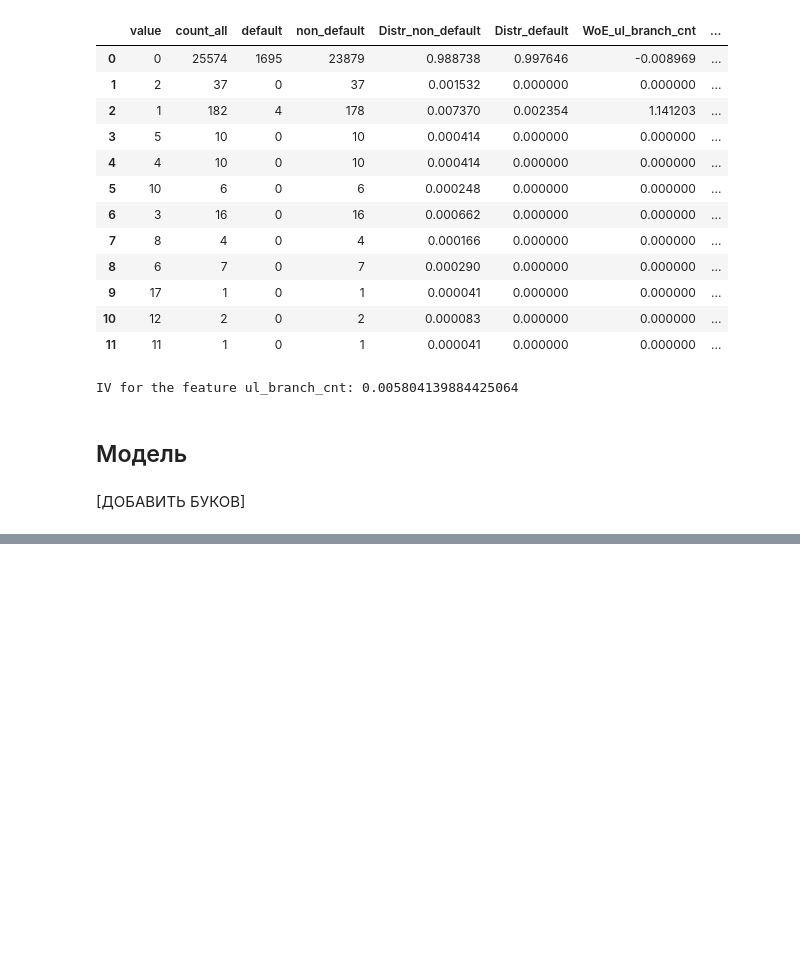
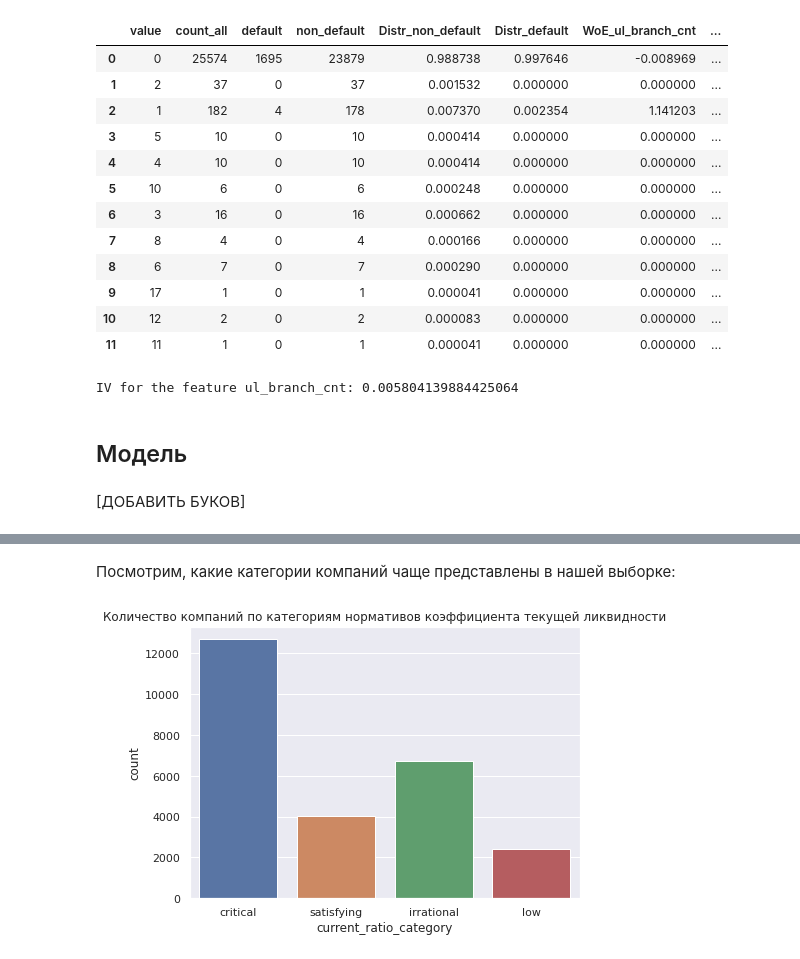
Before and after one commit to Stuksus/Hackaton_SBER, a Jupyter notebook: Final_file_for_hackaton_sber.ipynb, the cells around one changed output, grey strips where cells are left out. Drawn from its saved outputs; the diff is of its cells as text; code cells hidden in the pictures; blank space fills up the shorter version.

Commit message:
+ описание признаков, инсайты, бизнес-метрика

```diff
--- a/Final_file_for_hackaton_sber.ipynb
+++ b/Final_file_for_hackaton_sber.ipynb
@@ -962,30 +1117,36 @@ df_fin_train = pd.concat([df_fin_train,df_no_fin_train])
 # %%
 def make_features(df):
     frame = df.copy()
+
+    # общие обязательства
     total_liabilities = (frame['ab_long_term_liabilities'] +
                            frame['ab_other_borrowings'] +
                            frame['ab_short_term_borrowing']+
                            frame['ab_accounts_payable'] + frame['ab_borrowed_capital'])
+
+    # общие активы
     total_assets = (frame['ab_own_capital']
-                    + frame['ab_cash_and_securities']
+                    +frame['ab_cash_and_securities']
                     +frame['ab_accounts_receivable']
-                    + frame['ab_inventory']
+                    +frame['ab_inventory']
                     +frame['ab_immobilized_assets']
                     +frame['ab_mobile_current_assets']
                     +frame['ab_other_current_assets'])
+
+    # текущие активы
     current_assets = (frame['ab_mobile_current_assets']
                       +frame['ab_other_current_assets']
-                      + frame['ab_inventory']
-                      + frame['ab_other_current_assets']
+                      +frame['ab_inventory']
                       +frame['ab_accounts_receivable'])
+
+    # текущие обязательства
     current_liabilities = (frame['ab_accounts_payable']
                            +frame['ab_short_term_borrowing']
                            +frame['ab_other_borrowings'])
 
-    # Доля дохода, которая учитывает пост-оплату
+    # синтетические признаки
     frame['frac_post_pay'] = frame['ar_revenue']/frame['ab_accounts_receivable']
     frame['OPEX'] = frame['ar_total_expenses'] - frame['ar_selling_expenses'] - frame["ar_management_expenses"]
-    # ДОля операционных расходов
     frame['OER'] = frame['OPEX']/frame['ar_revenue']
     frame['frac_comer_exp'] = frame['ar_selling_expenses' ]/ frame['ar_total_expenses']
     frame['Net_margin'] = frame['ar_net_profit']/frame['ar_revenue']
@@ -994,10 +1155,7 @@ def make_features(df):
     frame['ROE'] = frame['ar_net_profit']/frame['ab_own_capital']
     frame['ROA'] = frame['ar_net_profit']/total_assets
     frame['Debt/EBIT'] = total_liabilities/frame['ar_profit_before_tax']
-
     frame['Debt_ratio_betters'] = total_liabilities/total_assets
-
-
     frame['tax_ratio'] = frame['ar_taxes']/frame['ar_profit_before_tax']
     frame['time_gap'] = frame['ab_accounts_payable']/(frame['ab_cash_and_securities']+frame['ab_accounts_receivable'])
     frame['borrowing_balance'] = frame['ab_accounts_receivable']/frame['ab_accounts_payable']
@@ -1006,6 +1164,7 @@ def make_features(df):
     frame['cash_ratio'] = frame['ab_cash_and_securities']/frame['ab_short_term_borrowing']
     frame['fast_pay'] = (frame['ab_cash_and_securities']+frame['ab_accounts_receivable'])/total_assets
     frame['tumover_ratio'] = frame['ar_revenue']/total_assets
+
     return frame
 # %% [markdown]
 Создаем признаки только для выборок с финансовой отчетностью:
@@ -1077,6 +1236,9 @@ df_fin_test_feature_complex_fillna = df_fin_test_feature_complex_fillna.replace(
 # %%
 df_fin_train_feature_complex_fillna = df_fin_train_feature_complex_fillna.drop(corr_columns_to_del_fin,axis =1)
 df_fin_test_feature_complex_fillna = df_fin_test_feature_complex_fillna.drop(corr_columns_to_del_fin,axis =1)
+# %%
+# для будущего поиска бизнес-инсайтов сделаем копию данного датафрейма
+df_graphs_fin_train = df_fin_train_feature_complex_fillna.copy()
 # %% [markdown]
 ## Отбор признаков
 # %% [markdown]
@@ -1273,0 +1557,15 @@ sum(preds_fin)
+# %%
+df_gr_cr = df_graphs_fin_train.copy()
+df_gr_cr['current_ratio_category'] = 'critical'
+df_gr_cr.loc[(df_gr_cr['current_ratio'] > 1.5) & (df_gr_cr['current_ratio'] <= 2), 'current_ratio_category'] = 'low'
+df_gr_cr.loc[(df_gr_cr['current_ratio'] > 2) & (df_gr_cr['current_ratio'] <= 3), 'current_ratio_category'] = 'satisfying'
+df_gr_cr.loc[(df_gr_cr['current_ratio'] > 3), 'current_ratio_category'] = 'irrational'
+# %% [markdown]
+Посмотрим, какие категории компаний чаще представлены в нашей выборке:
+# %%
+sns.set(rc={'figure.figsize':(7,5)})
+ax = sns.countplot(x="current_ratio_category",
+                   data=df_gr_cr).set_title('Количество компаний по категориям нормативов коэффициента текущей ликвидности')
+plt.rcParams["axes.labelsize"] = 12
+# %% [output]
+[figure, added]
```
Also changed, not shown: parts of 114 cells of this notebook.
